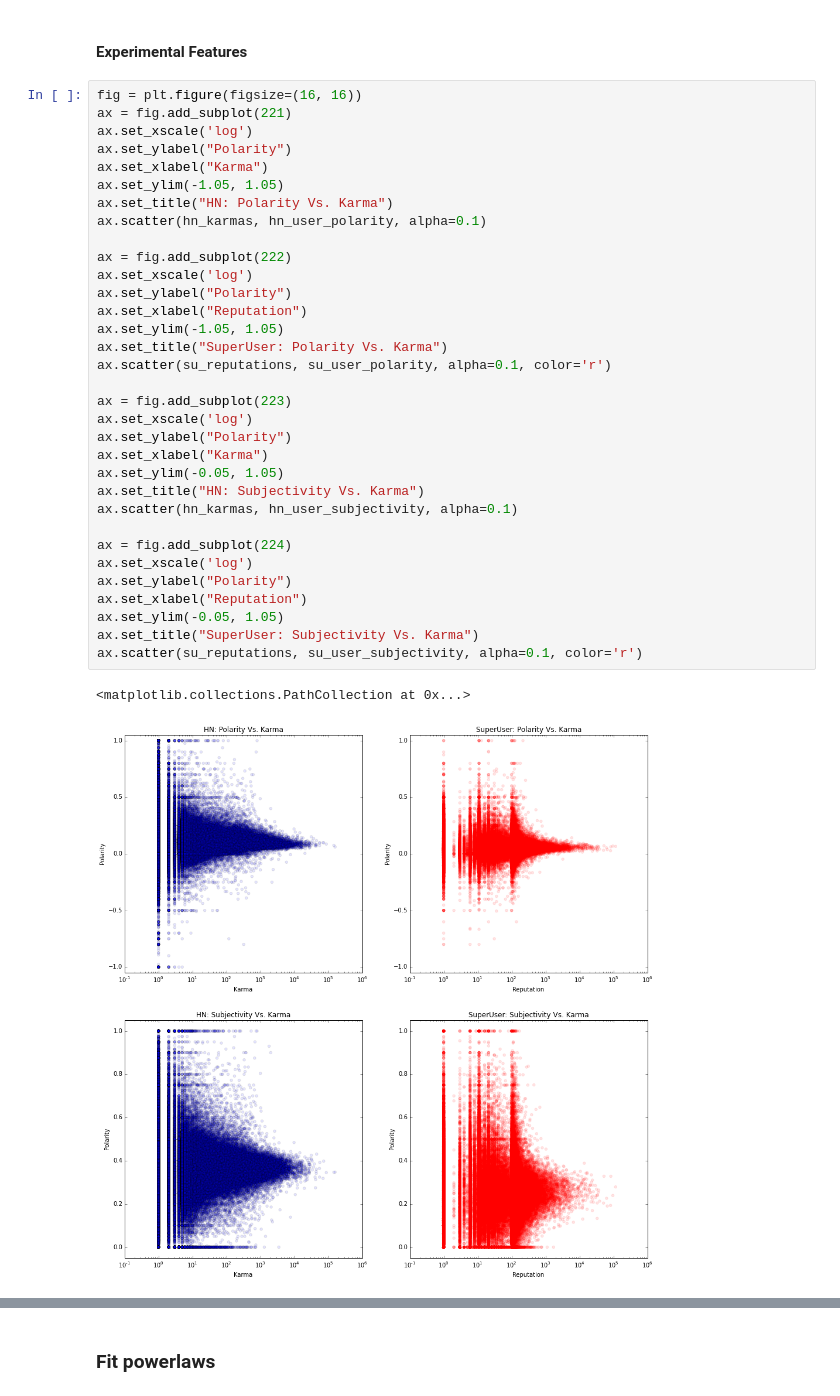
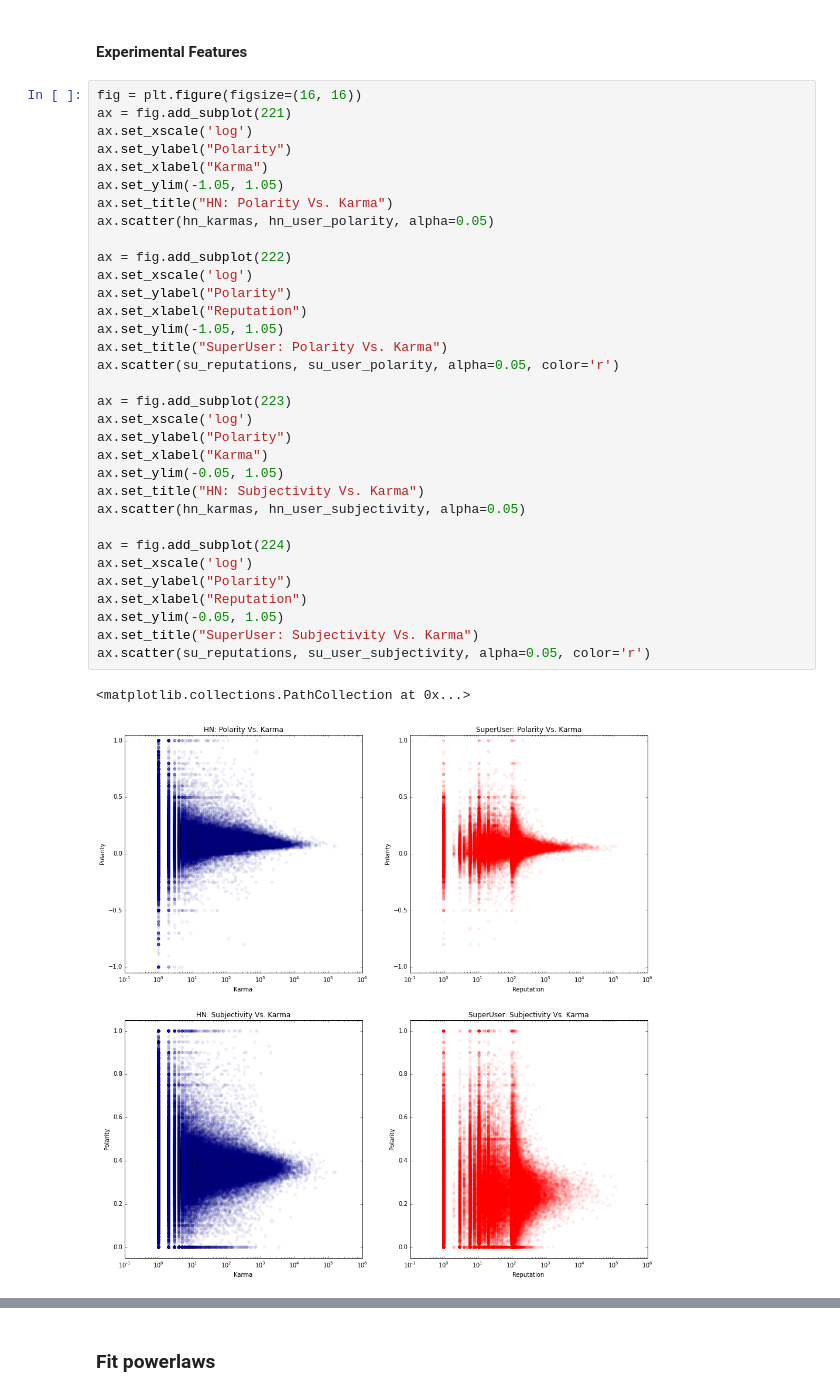
Before and after one commit to turtlesoupy/karma-prediction-cs224w, a Jupyter notebook: ipython/Karma.ipynb, the cells around one changed output, grey strips where cells are left out. Drawn from its saved outputs; the diff is of its cells as text.

```diff
--- a/ipython/Karma.ipynb
+++ b/ipython/Karma.ipynb
@@ -650,35 +649,35 @@ array([[<matplotlib.axes.AxesSubplot object at 0x...>,
 fig = plt.figure(figsize=(16, 16))
 ax = fig.add_subplot(221)
 ax.set_xscale('log')
 ax.set_ylabel("Polarity")
 ax.set_xlabel("Karma")
 ax.set_ylim(-1.05, 1.05)
 ax.set_title("HN: Polarity Vs. Karma")
-ax.scatter(hn_karmas, hn_user_polarity, alpha=0.1)
+ax.scatter(hn_karmas, hn_user_polarity, alpha=0.05)
 
 ax = fig.add_subplot(222)
 ax.set_xscale('log')
 ax.set_ylabel("Polarity")
 ax.set_xlabel("Reputation")
 ax.set_ylim(-1.05, 1.05)
 ax.set_title("SuperUser: Polarity Vs. Karma")
-ax.scatter(su_reputations, su_user_polarity, alpha=0.1, color='r')
+ax.scatter(su_reputations, su_user_polarity, alpha=0.05, color='r')
 
 ax = fig.add_subplot(223)
 ax.set_xscale('log')
 ax.set_ylabel("Polarity")
 ax.set_xlabel("Karma")
 ax.set_ylim(-0.05, 1.05)
 ax.set_title("HN: Subjectivity Vs. Karma")
-ax.scatter(hn_karmas, hn_user_subjectivity, alpha=0.1)
+ax.scatter(hn_karmas, hn_user_subjectivity, alpha=0.05)
 
 ax = fig.add_subplot(224)
 ax.set_xscale('log')
 ax.set_ylabel("Polarity")
 ax.set_xlabel("Reputation")
 ax.set_ylim(-0.05, 1.05)
 ax.set_title("SuperUser: Subjectivity Vs. Karma")
-ax.scatter(su_reputations, su_user_subjectivity, alpha=0.1, color='r')
+ax.scatter(su_reputations, su_user_subjectivity, alpha=0.05, color='r')
 # %% [output]
 <matplotlib.collections.PathCollection at 0x...>
-[figure, old version]
+[figure, new version]
```
Also changed, not shown: parts of 4 cells of this notebook, 4 other files.
